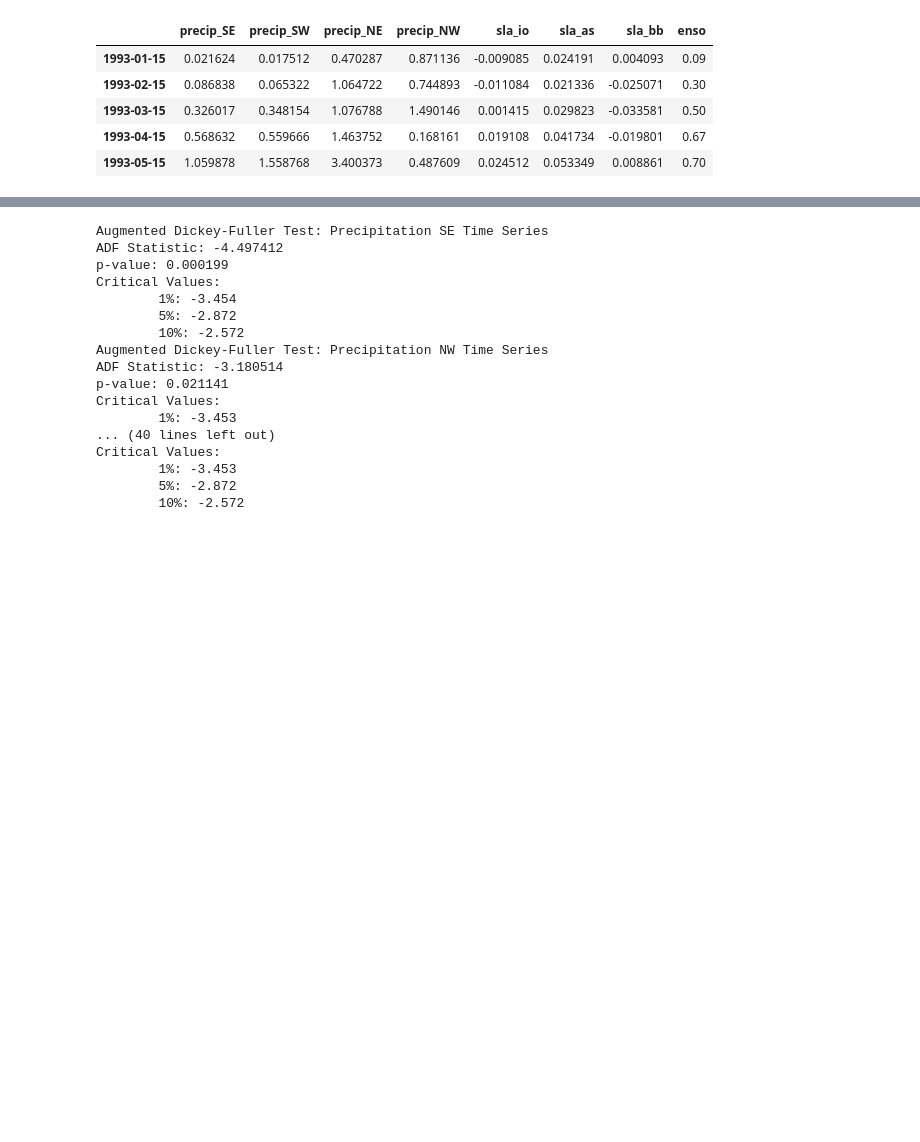
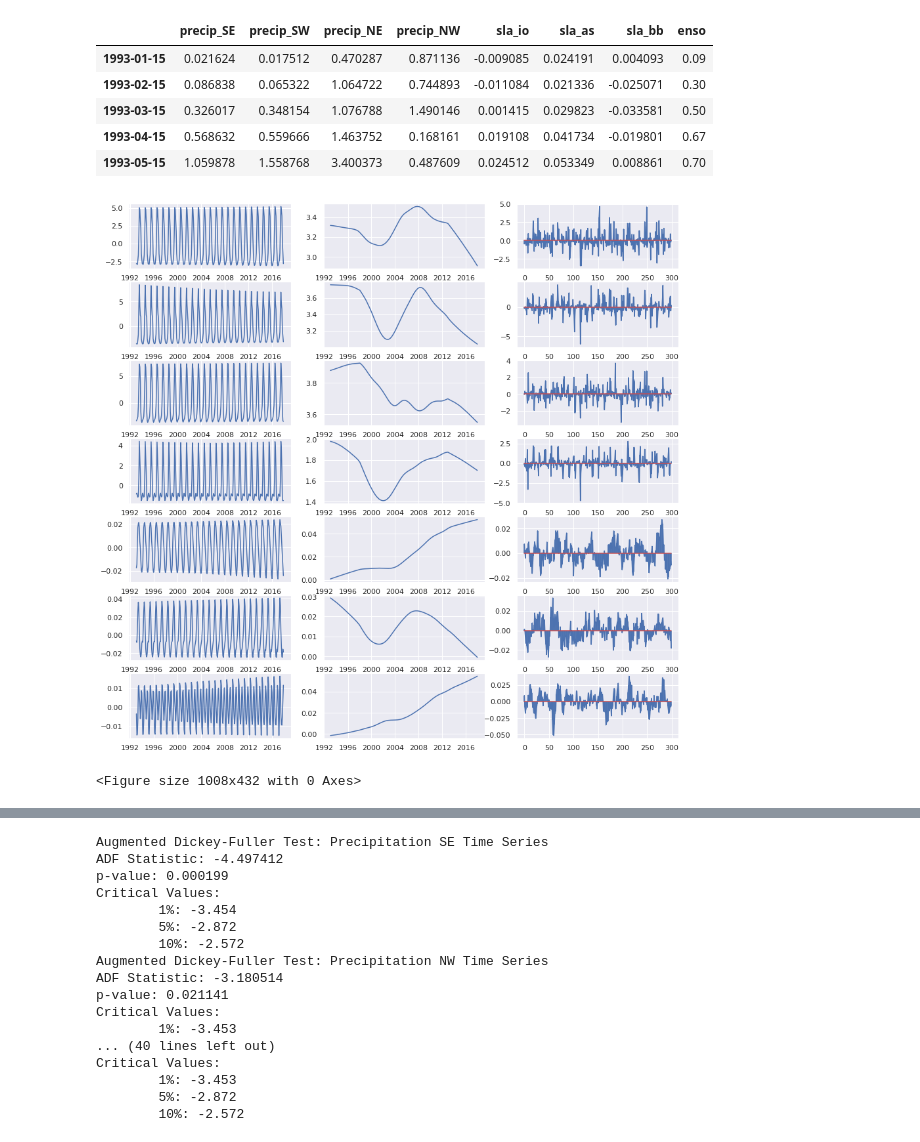
Before and after one commit to rghoshal18/ugpcode, a Jupyter notebook: Granger Causality.ipynb, the cells around one changed output, grey strips where cells are left out. Cells and saved outputs as stored; diff of their text form; code cells hidden in the pictures; blank space fills up the shorter version.

```diff
--- a/Granger Causality.ipynb
+++ b/Granger Causality.ipynb
@@ -239,3 +234,19 @@ transform_data.dropna(inplace=True)
+# %%
+from statsmodels.tsa.seasonal import STL
+fig, ax = plt.subplots(7,3,figsize=(15, 15))
+plt.figure(figsize=(14,6))
+transform_data = pd.DataFrame()
+for i in range(7):
+    stl = STL(X_train.iloc[:,i], period = 12,seasonal=61 , trend = 121)
+    res = stl.fit()
+    transform_data[X_train.columns[i]] = res.resid
+    ax[i,0].plot(res.seasonal)
+    ax[i,1].plot(res.trend)
+    ax[i,2].stem(res.resid , markerfmt='')
+transform_data[X_train.columns[7]] = X_train.iloc[:,7]
+# %% [output]
+[figure, added]
+<Figure size 1008x432 with 0 Axes>
 # %%
 transform_data.describe()
 # %% [output]
```
Also changed, not shown: parts of 13 cells of this notebook.
